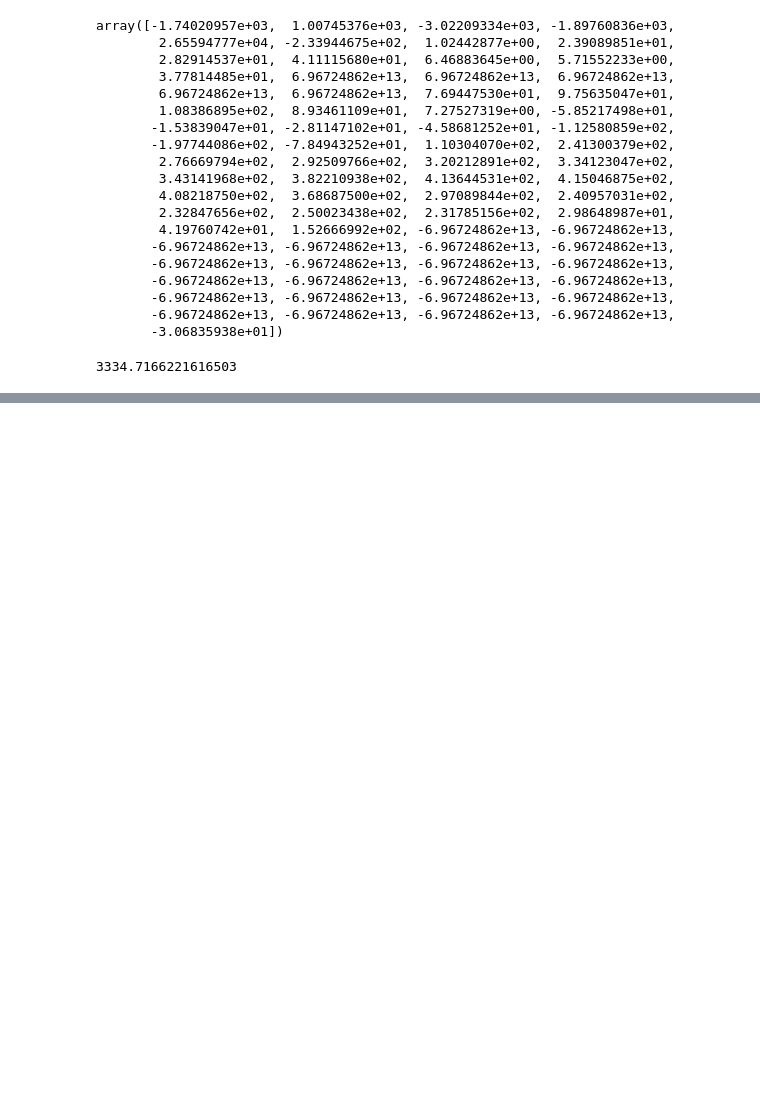
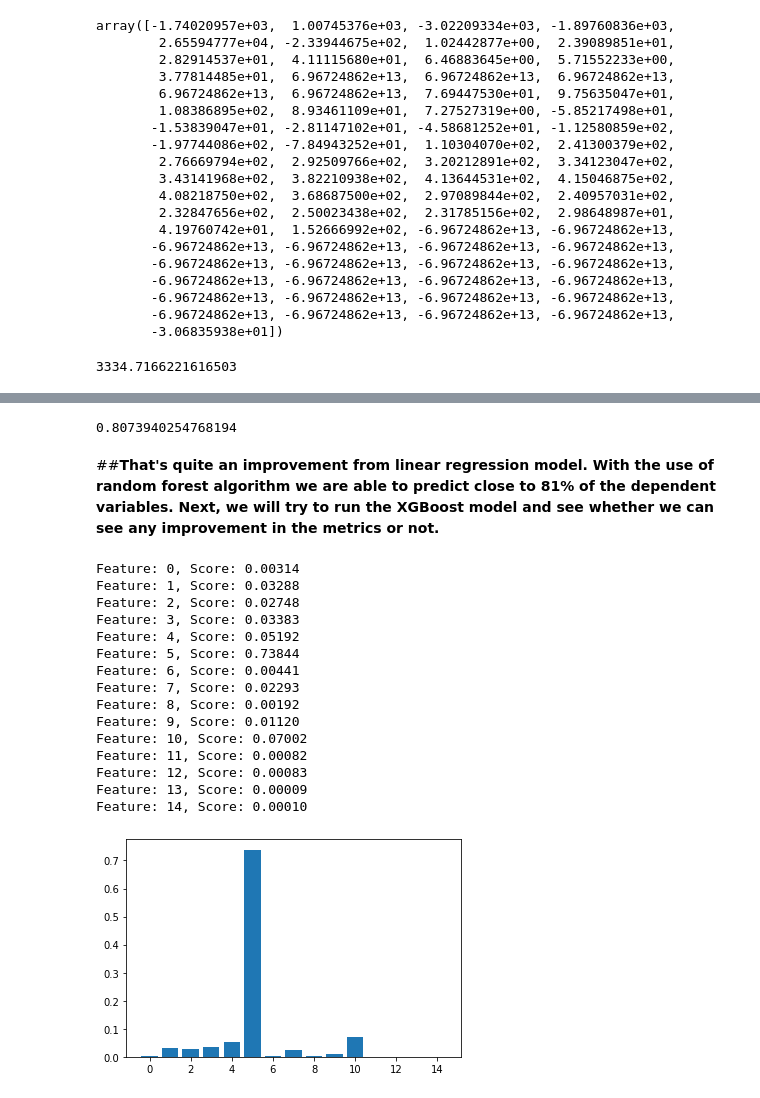
Before and after one commit to skaty5678/NYC-Taxi-Trip-Time-Prediction, a Jupyter notebook: NYC_Taxi_Trip_Time_Prediction_SANJEEV_KUMAR_THAKUR.ipynb, the cells around one changed output, grey strips where cells are left out. Cells and saved outputs as stored; diff of their text form; code cells hidden in the pictures; blank space fills up the shorter version.

```diff
--- a/NYC_Taxi_Trip_Time_Prediction_SANJEEV_KUMAR_THAKUR.ipynb
+++ b/NYC_Taxi_Trip_Time_Prediction_SANJEEV_KUMAR_THAKUR.ipynb
@@ -666,0 +717,2 @@ regressor.intercept_
+# %%
+y_rf = np.array(rf_df['trip_duration'])
@@ -666,0 +728,17 @@ regressor.intercept_
+# %%
+# Import the model we are using
+
+reg = RandomForestRegressor(max_depth=20,max_samples=0.8,n_estimators=80,n_jobs=-1)
+
+reg.fit(X_rf_train, y_rf_train)
+
+
+
+#OUTPUT FOR DEFAULT
+#RandomForestRegressor(bootstrap=True, ccp_alpha=0.0, criterion='mse',
+#                      max_depth=None, max_features='auto', max_leaf_nodes=None,
+#                      max_samples=None, min_impurity_decrease=0.0,
+#                      min_impurity_split=None, min_samples_leaf=1,
+#                      min_samples_split=2, min_weight_fraction_leaf=0.0,
+#                      n_estimators=100, n_jobs=None, oob_score=False,
+#                      random_state=None, verbose=0, warm_start=False)
@@ -666,0 +769,58 @@ regressor.intercept_
+# %%
+#R2 score
+r2_score(y_rf_test,y_rf_pred)
+
+
+
+#OUTPUT FOR DEFAULT
+#0.8160485558146933
+# %% [output]
+0.8073940254768194
+# %% [markdown]
+##**That's quite an improvement from linear regression model. With the use of random forest algorithm we are able to predict close to 81% of the dependent variables. Next, we will try to run the XGBoost model and see whether we can see any improvement in the metrics or not.**
+# %%
+# get importance
+importance = reg.feature_importances_
+
+# summarize feature importance
+for i,v in enumerate(importance):
+	print('Feature: %0d, Score: %.5f' % (i,v))
+# plot feature importance
+pyplot.bar([x for x in range(len(importance))], importance)
+pyplot.show()
+
+
+
+#OUTPUT FOR DEFAULT
+#Feature: 0, Score: 0.00556
+#Feature: 1, Score: 0.04369
+#Feature: 2, Score: 0.03769
+#Feature: 3, Score: 0.04432
+#Feature: 4, Score: 0.05945
+#Feature: 5, Score: 0.67941
+#Feature: 6, Score: 0.00618
+#Feature: 7, Score: 0.02417
+#Feature: 8, Score: 0.00382
+#Feature: 9, Score: 0.01763
+#Feature: 10, Score: 0.07438
+#Feature: 11, Score: 0.00172
+#Feature: 12, Score: 0.00171
+#Feature: 13, Score: 0.00013
+#Feature: 14, Score: 0.00014
+# %% [output]
+Feature: 0, Score: 0.00314
+Feature: 1, Score: 0.03288
+Feature: 2, Score: 0.02748
+Feature: 3, Score: 0.03383
+Feature: 4, Score: 0.05192
+Feature: 5, Score: 0.73844
+Feature: 6, Score: 0.00441
+Feature: 7, Score: 0.02293
+Feature: 8, Score: 0.00192
+Feature: 9, Score: 0.01120
+Feature: 10, Score: 0.07002
+Feature: 11, Score: 0.00082
+Feature: 12, Score: 0.00083
+Feature: 13, Score: 0.00009
+Feature: 14, Score: 0.00010
+[figure, added]
```
Also changed, not shown: parts of 28 cells of this notebook.
